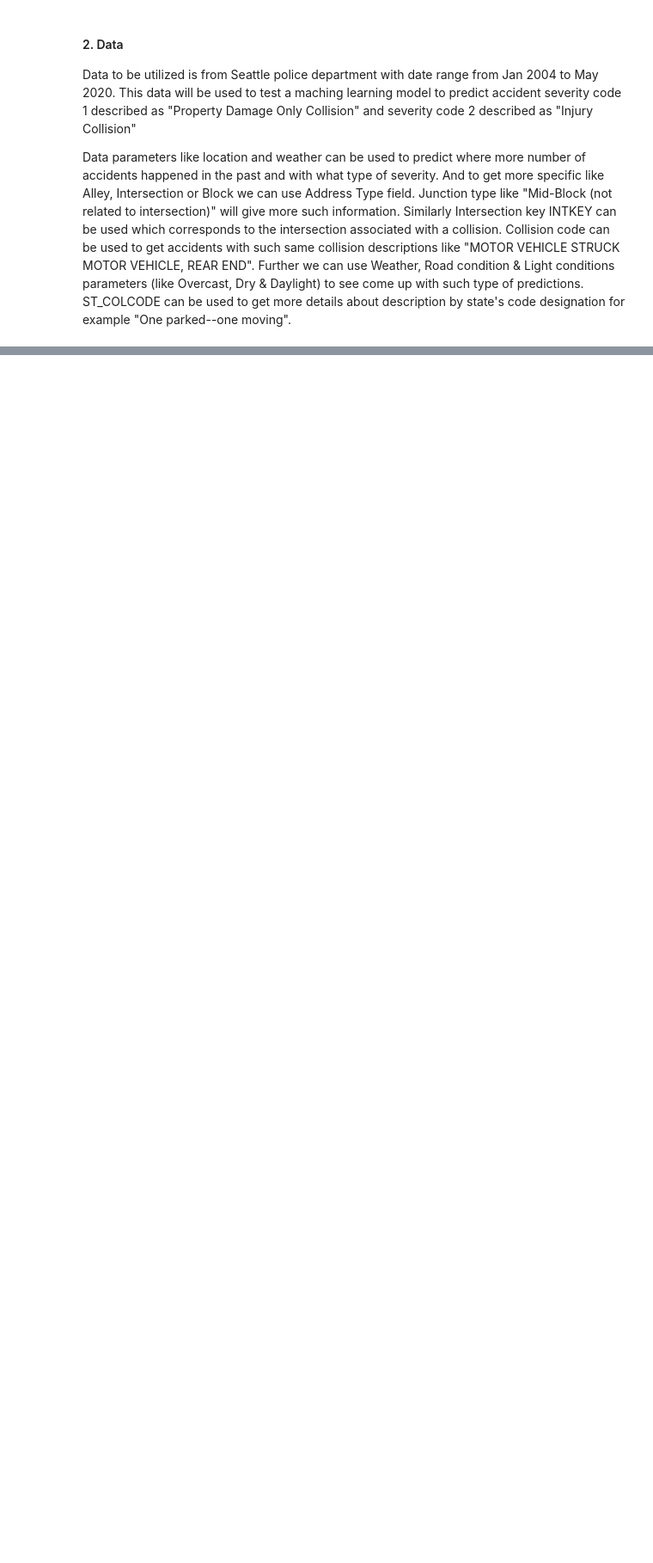
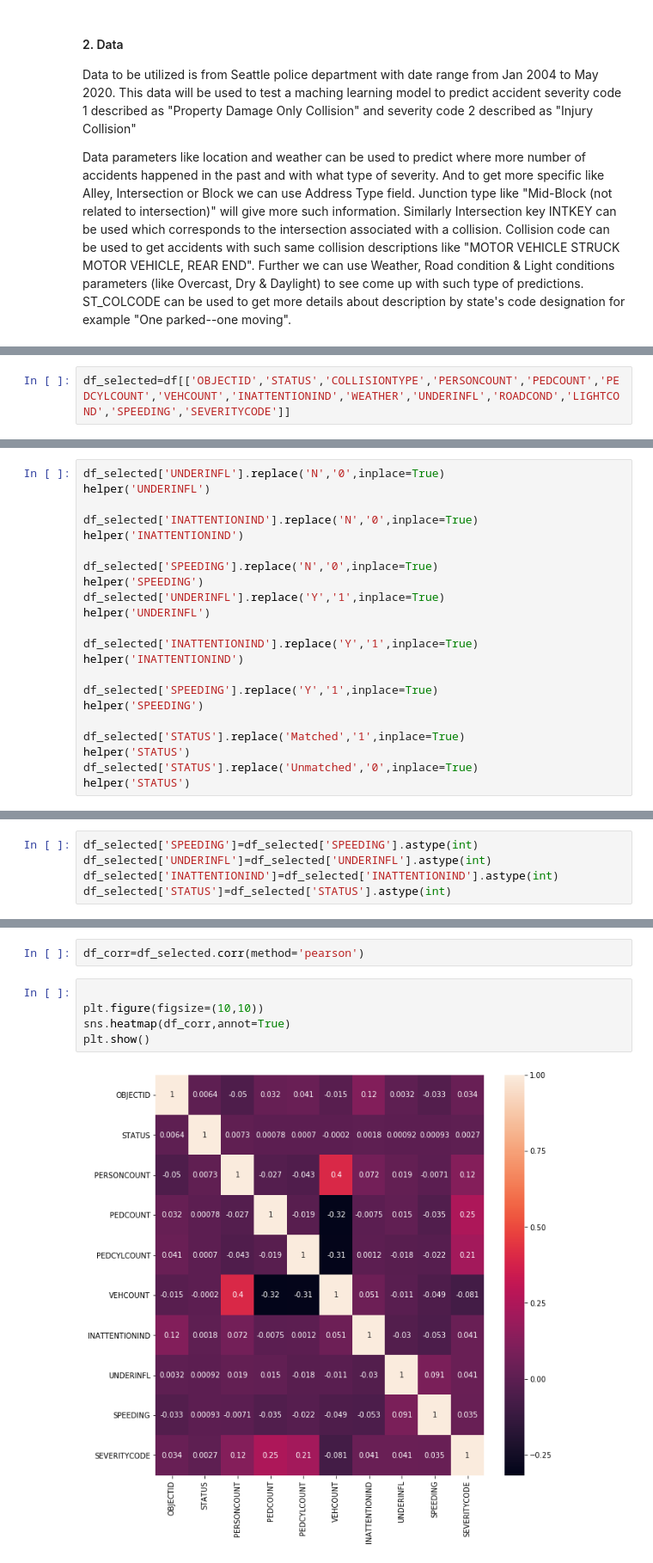
Before and after one commit to v111-hub/Coursera_Capstone, a Jupyter notebook: scripts/Capstone_Project-Car-accident-severity-Week-2.ipynb, the cells around one changed output, grey strips where cells are left out. Shown at 86% size. Saved outputs shown, nothing was run; the diff lists cells and outputs as text; blank space fills up the shorter version.

```diff
--- a/scripts/Capstone_Project-Car-accident-severity-Week-2.ipynb
+++ b/scripts/Capstone_Project-Car-accident-severity-Week-2.ipynb
@@ -51,0 +151,2 @@ df_collision_data_1.head()
+# %%
+df_selected=df[['OBJECTID','STATUS','COLLISIONTYPE','PERSONCOUNT','PEDCOUNT','PEDCYLCOUNT','VEHCOUNT','INATTENTIONIND','WEATHER','UNDERINFL','ROADCOND','LIGHTCOND','SPEEDING','SEVERITYCODE']]
@@ -51,0 +158,22 @@ df_collision_data_1.head()
+# %%
+df_selected['UNDERINFL'].replace('N','0',inplace=True)
+helper('UNDERINFL')
+
+df_selected['INATTENTIONIND'].replace('N','0',inplace=True)
+helper('INATTENTIONIND')
+
+df_selected['SPEEDING'].replace('N','0',inplace=True)
+helper('SPEEDING')
+df_selected['UNDERINFL'].replace('Y','1',inplace=True)
+helper('UNDERINFL')
+
+df_selected['INATTENTIONIND'].replace('Y','1',inplace=True)
+helper('INATTENTIONIND')
+
+df_selected['SPEEDING'].replace('Y','1',inplace=True)
+helper('SPEEDING')
+
+df_selected['STATUS'].replace('Matched','1',inplace=True)
+helper('STATUS')
+df_selected['STATUS'].replace('Unmatched','0',inplace=True)
+helper('STATUS')
@@ -51,0 +209,5 @@ df_collision_data_1.head()
+# %%
+df_selected['SPEEDING']=df_selected['SPEEDING'].astype(int)
+df_selected['UNDERINFL']=df_selected['UNDERINFL'].astype(int)
+df_selected['INATTENTIONIND']=df_selected['INATTENTIONIND'].astype(int)
+df_selected['STATUS']=df_selected['STATUS'].astype(int)
@@ -51,0 +277,9 @@ df_collision_data_1.head()
+# %%
+df_corr=df_selected.corr(method='pearson')
+# %%
+
+plt.figure(figsize=(10,10))
+sns.heatmap(df_corr,annot=True)
+plt.show()
+# %% [output]
+[figure, added]
```
Also changed, not shown: parts of 45 cells of this notebook.
